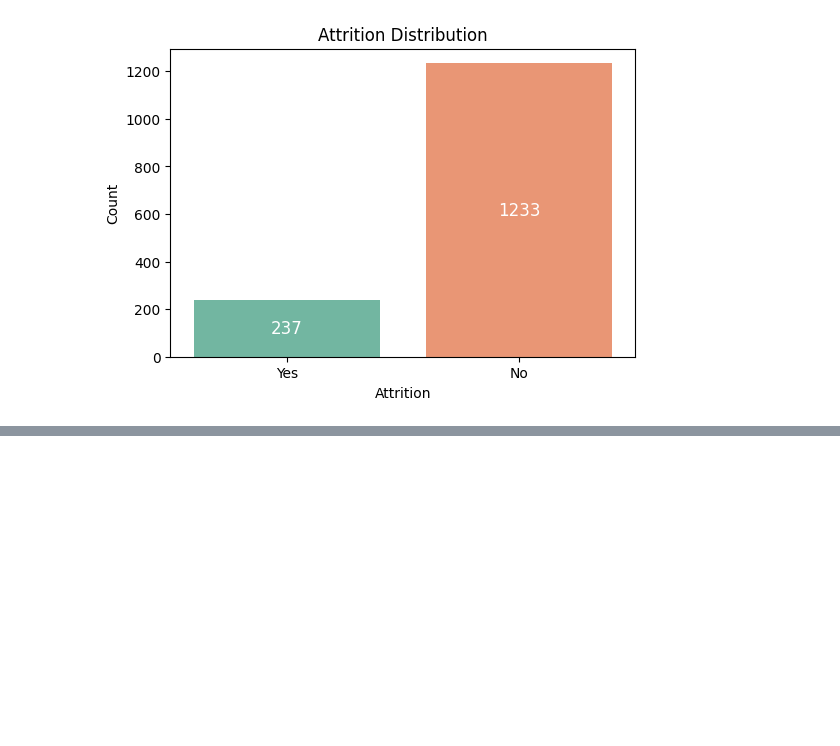
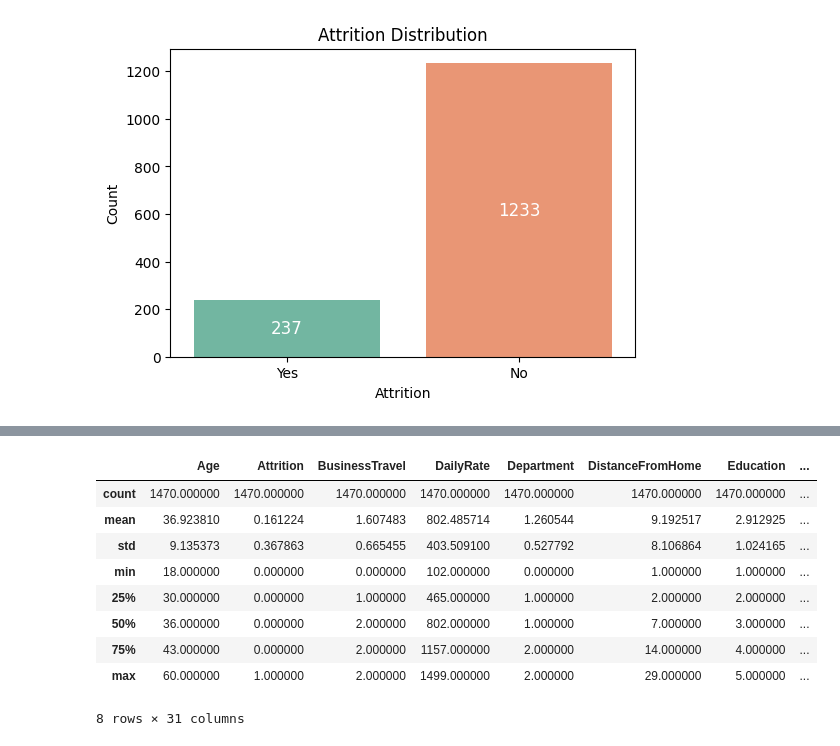
Before and after one commit to mariyamjabir/HR_Analytics, a Jupyter notebook: notebooks/01_EDA_and_Data_Preprocessing.ipynb, the cells around one changed output, grey strips where cells are left out. Saved outputs shown, nothing was run; the diff lists cells and outputs as text; code cells hidden in the pictures; blank space fills up the shorter version.

```diff
--- a/notebooks/01_EDA_and_Data_Preprocessing.ipynb
+++ b/notebooks/01_EDA_and_Data_Preprocessing.ipynb
@@ -99,0 +154,15 @@ plt.show()
+# %%
+df_numeric.drop(['EmployeeCount', 'EmployeeNumber', 'Over18', 'StandardHours'], axis="columns", inplace=True)
+# %%
+df_numeric.describe()
+# %% [output]
+|  | Age | Attrition | BusinessTravel | DailyRate | Department | DistanceFromHome | Education | ... |
+| count | 1470.000000 | 1470.000000 | 1470.000000 | 1470.000000 | 1470.000000 | 1470.000000 | 1470.000000 | ... |
+| mean | 36.923810 | 0.161224 | 1.607483 | 802.485714 | 1.260544 | 9.192517 | 2.912925 | ... |
+| std | 9.135373 | 0.367863 | 0.665455 | 403.509100 | 0.527792 | 8.106864 | 1.024165 | ... |
+| min | 18.000000 | 0.000000 | 0.000000 | 102.000000 | 0.000000 | 1.000000 | 1.000000 | ... |
+| 25% | 30.000000 | 0.000000 | 1.000000 | 465.000000 | 1.000000 | 2.000000 | 2.000000 | ... |
+| 50% | 36.000000 | 0.000000 | 2.000000 | 802.000000 | 1.000000 | 7.000000 | 3.000000 | ... |
+| 75% | 43.000000 | 0.000000 | 2.000000 | 1157.000000 | 2.000000 | 14.000000 | 4.000000 | ... |
+| max | 60.000000 | 1.000000 | 2.000000 | 1499.000000 | 2.000000 | 29.000000 | 5.000000 | ... |
+8 rows × 31 columns
```
Also changed, not shown: parts of 27 cells of this notebook.
